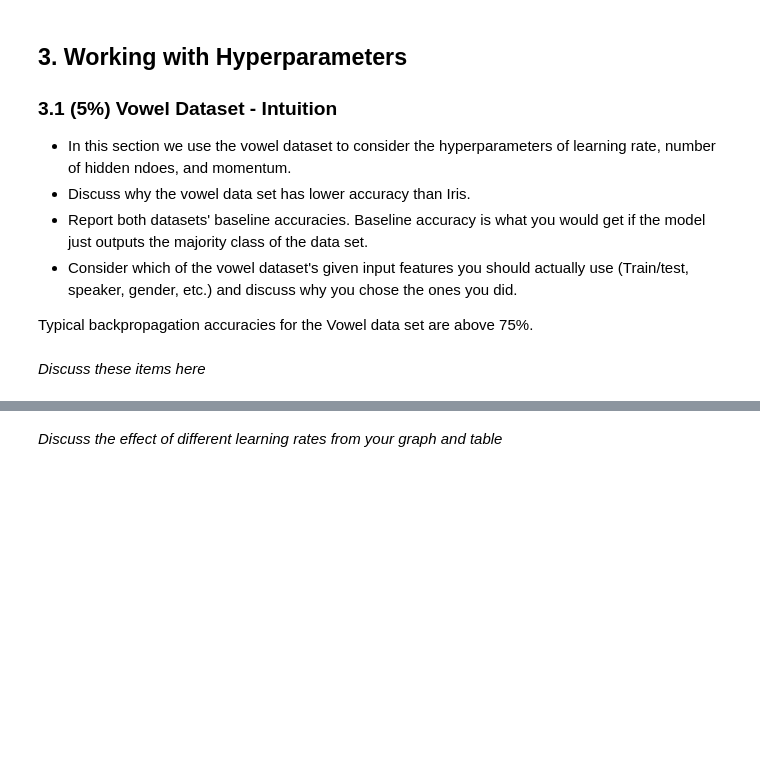
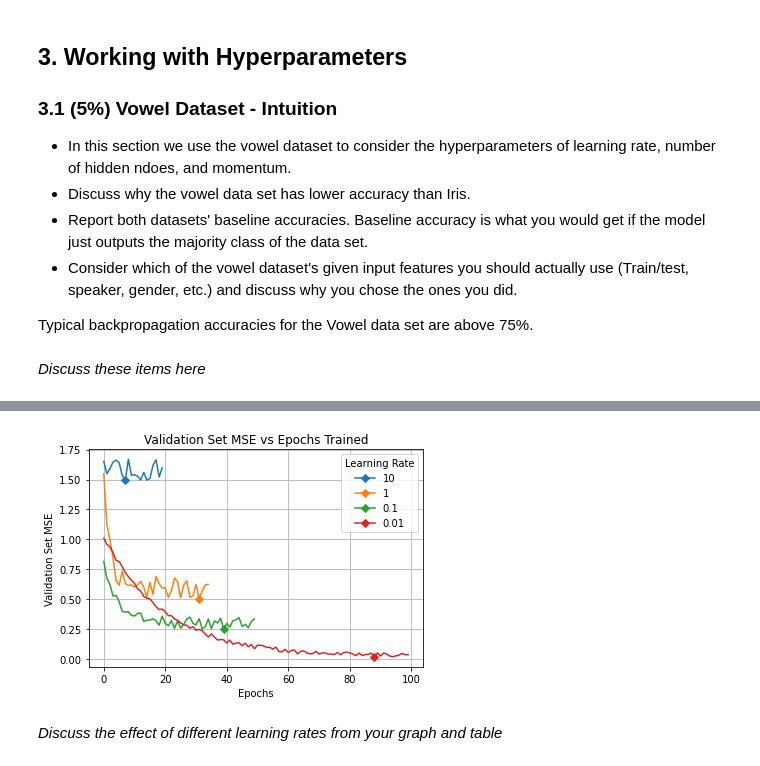
Before and after one commit to BYU-CS-472/CS472, a Jupyter notebook: Back Propagation Lab.ipynb, the cells around one changed output, grey strips where cells are left out. Drawn from its saved outputs; the diff is of its cells as text; code cells hidden in the pictures; blank space fills up the shorter version.

Commit message:
added sample graph code for section 3.1

```diff
--- a/Back Propagation Lab.ipynb
+++ b/Back Propagation Lab.ipynb
@@ -208,6 +208,38 @@ In general, whenever you are testing a parameter such as LR, # of hidden nodes,
 In real testing one averages the results of multiple trials per LR with different intitial conditions. That gives more accurate results but is not required though you are welcome to do so.
 
 <img src=https://raw.githubusercontent.com/cs472ta/CS472/master/images/backpropagation/backprop_val_set_MSE_vs_epochs.png width=500 height=500  align="left">
+# %%
+# Sample Graph Code
+import matplotlib.pyplot as plt
+import numpy as np
+
+# Fake Data
+def mlp(i, lr):
+  data = []
+  x1 = np.linspace(0,20,20)
+  x2 = np.linspace(0,35,35)
+  x3 = np.linspace(0,50,50)
+  x4 = np.linspace(0,100,100)
+  data.append(np.exp(-.001*x1)+1/5*np.random.random(20)+.5)
+  data.append(np.exp(-.5*x2)+1/5*np.random.random(35)+.5)
+  data.append(.5*np.exp(-.2*x3)+1/10*np.random.random(50)+.25)
+  data.append(np.exp(-.05*x4)+1/25*np.random.random(100))
+  return data[i]
+
+# Graph code
+lrs=[10, 1, .1, .01] # Choose some good learning rates
+# Some learning rates may go on for many epochs, you can stop them early
+for i, lr in enumerate(lrs):
+  x = mlp(i, lr) # get the MSEs from your own perceptron
+  plt.plot(x, '-D', markevery=np.where(x == np.amin(x))[-1], label=lr)
+plt.legend(title="Learning Rate", loc="upper right")
+plt.xlabel('Epochs')
+plt.ylabel('Validation Set MSE')
+plt.title("Validation Set MSE vs Epochs Trained")
+plt.grid()
+plt.show()
+# %% [output]
+[figure, added]
 # %%
 # Train with different learning rates
 # %% [markdown]
```
